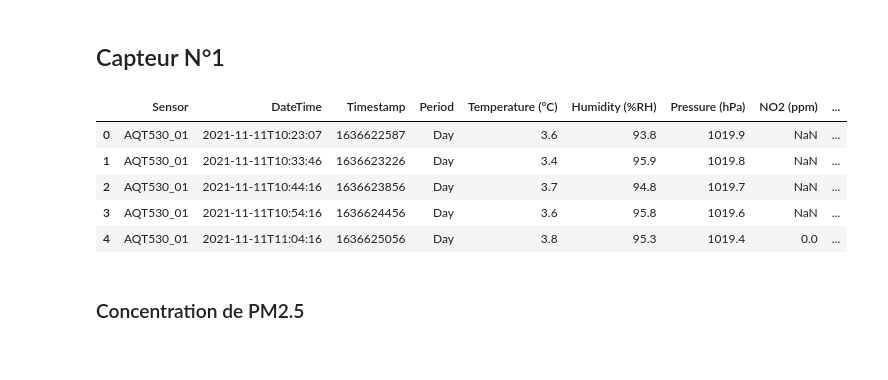
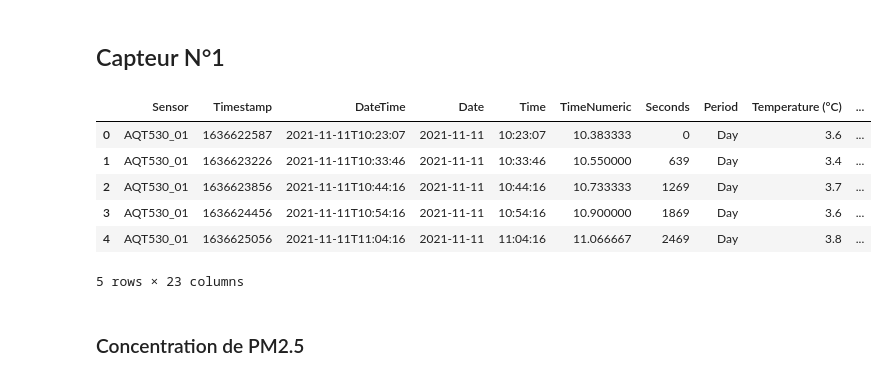
Before and after one commit to oliviernocent/AEROLAB, a Jupyter notebook: reports/2021-11-11_Clécy.ipynb, the cells around one changed output. Cells and saved outputs as stored; diff of their text form; code cells hidden in the pictures.

```diff
--- a/reports/2021-11-11_Clécy.ipynb
+++ b/reports/2021-11-11_Clécy.ipynb
@@ -13,15 +13,16 @@ plotly.offline.init_notebook_mode()
 # %% [markdown]
 ## Capteur N°1
 # %%
-df1 = pd.read_csv('../data/2021-11-11/AQT530/DATA_01.csv')
+df1 = pd.read_csv('../data/2021-11-11/AQT530/DATA_01_full.csv')
 df1.head()
 # %% [output]
-|  | Sensor | DateTime | Timestamp | Period | Temperature (°C) | Humidity (%RH) | Pressure (hPa) | NO2 (ppm) | ... |
-| 0 | AQT530_01 | 2021-11-11T10:23:07 | 1636622587 | Day | 3.6 | 93.8 | 1019.9 | NaN | ... |
-| 1 | AQT530_01 | 2021-11-11T10:33:46 | 1636623226 | Day | 3.4 | 95.9 | 1019.8 | NaN | ... |
-| 2 | AQT530_01 | 2021-11-11T10:44:16 | 1636623856 | Day | 3.7 | 94.8 | 1019.7 | NaN | ... |
-| 3 | AQT530_01 | 2021-11-11T10:54:16 | 1636624456 | Day | 3.6 | 95.8 | 1019.6 | NaN | ... |
-| 4 | AQT530_01 | 2021-11-11T11:04:16 | 1636625056 | Day | 3.8 | 95.3 | 1019.4 | 0.0 | ... |
+|  | Sensor | Timestamp | DateTime | Date | Time | TimeNumeric | Seconds | Period | Temperature (°C) | ... |
+| 0 | AQT530_01 | 1636622587 | 2021-11-11T10:23:07 | 2021-11-11 | 10:23:07 | 10.383333 | 0 | Day | 3.6 | ... |
+| 1 | AQT530_01 | 1636623226 | 2021-11-11T10:33:46 | 2021-11-11 | 10:33:46 | 10.550000 | 639 | Day | 3.4 | ... |
+| 2 | AQT530_01 | 1636623856 | 2021-11-11T10:44:16 | 2021-11-11 | 10:44:16 | 10.733333 | 1269 | Day | 3.7 | ... |
+| 3 | AQT530_01 | 1636624456 | 2021-11-11T10:54:16 | 2021-11-11 | 10:54:16 | 10.900000 | 1869 | Day | 3.6 | ... |
+| 4 | AQT530_01 | 1636625056 | 2021-11-11T11:04:16 | 2021-11-11 | 11:04:16 | 11.066667 | 2469 | Day | 3.8 | ... |
+5 rows × 23 columns
 # %% [markdown]
 ### Concentration de PM2.5
 # %%
```
